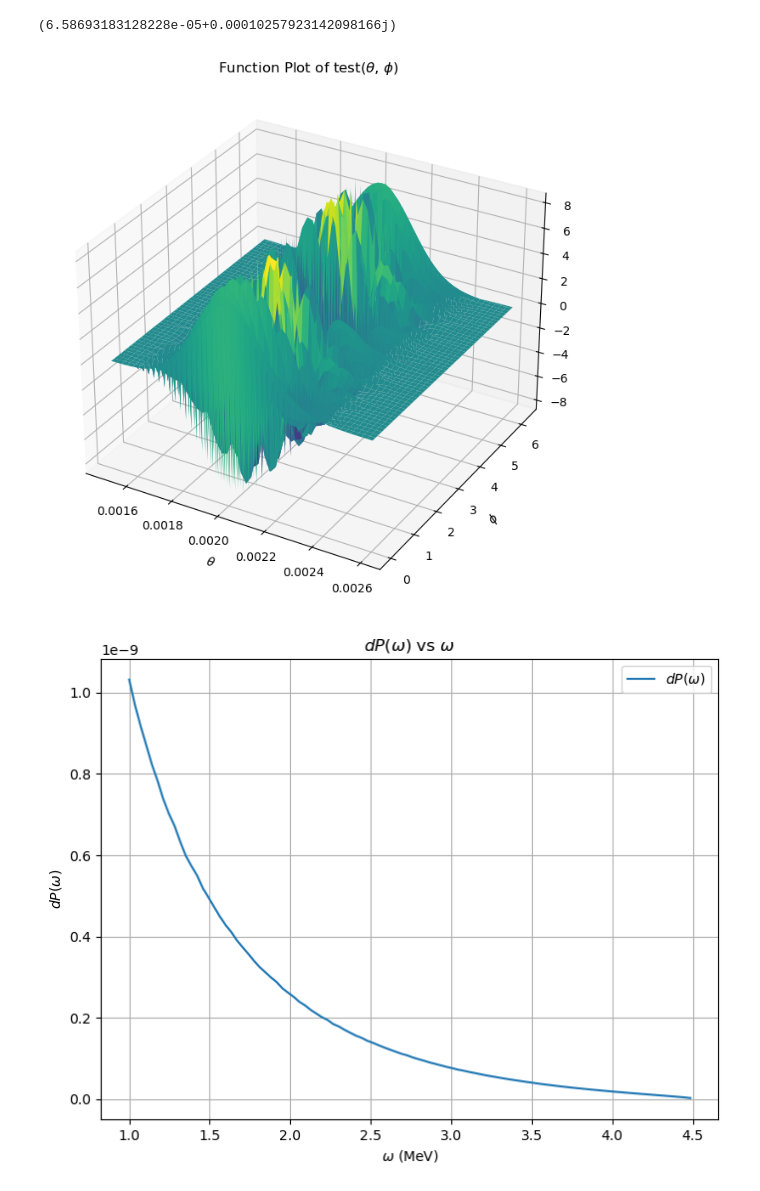
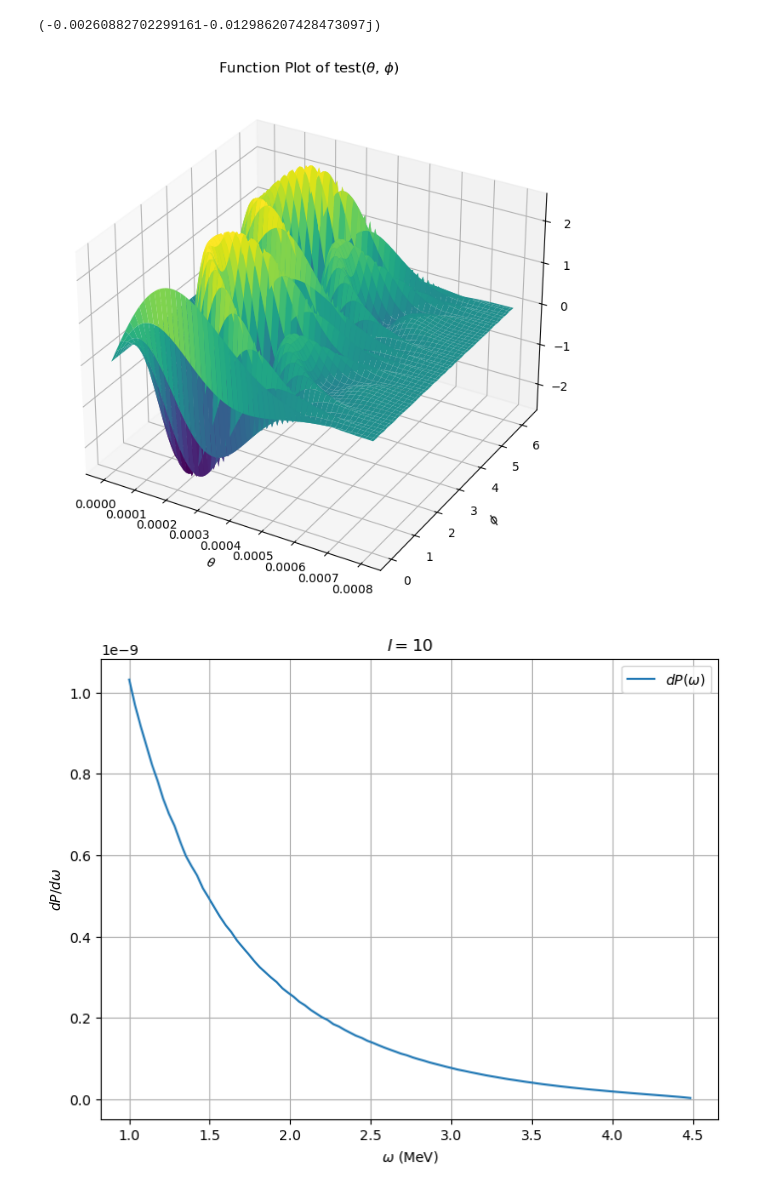
Before and after one commit to stiliglink/issue2, a Jupyter notebook: Brems_LG.ipynb, the cells around one changed output. Cells and saved outputs as stored; diff of their text form; code cells hidden in the pictures.

```diff
--- a/Brems_LG.ipynb
+++ b/Brems_LG.ipynb
@@ -20,7 +20,7 @@ start_time = time.time()
 me=0.511
 e=0.303
 Z=57
-l=100
+l=10
 fact_l=math.factorial(abs(l))
 # 这里sigma是坐标空间的
 sigma_perp=1000
@@ -157,10 +157,10 @@ def curl_L_pre(theta_,phi_,s,omega,epsilon_f,three_vec_f,three_vec_k,u_f_,photon
 
 
 
-def curl_L(s, epsilon_f, theta_f, phi_f, s_f, omega, theta_k, phi_k, lamb, N_theta=40, N_phi=2000):
+def curl_L(s, epsilon_f, theta_f, phi_f, s_f, omega, theta_k, phi_k, lamb, N_theta=80, N_phi=300):
     """ 使用梯形法计算复数二重积分 """
-    # 生成 θ 和 φ 的均匀网格点
-    theta_vals = np.linspace(0.0015, 0.0026, N_theta)  # θ 从 0 到 π  这个积分范围要随着sigma与l的变化而变化
+    # 其他参数不变的情况下，l=100取(0.0015, 0.0026)(40,2000),l=10取(0, 0.0015）(80,300),l=0取(0,0.0008)(100,300)
+    theta_vals = np.linspace(0, 0.0015, N_theta)  # θ 从 0 到 π  这个积分范围要随着sigma与l的变化而变化
     phi_vals   = np.linspace(0, 2*np.pi, N_phi)  # φ 从 0 到 2π
     # 计算函数值的网格存放
     F_vals = np.zeros((N_theta, N_phi), dtype=np.complex128)  # 复数数组
@@ -243,9 +243,9 @@ def curl_L(s, epsilon_f, theta_f, phi_f, s_f, omega, theta_k, phi_k, lamb, N_the
 #     # 关闭文件（仅主进程）
 #     sys.stdout.close()  # 这样可以确保所有内容被写入文件
 
-print(curl_L(0.5,3.026,np.pi/2,np.pi/3,0.5,2,np.pi/3,np.pi/3,1))
+print(curl_L(0.5,3.026,np.pi/3,np.pi/3,0.5,2,np.pi/3,np.pi/3,1))
 # %% [output]
-(6.58693183128228e-05+0.00010257923142098166j)
+(-0.00260882702299161-0.012986207428473097j)
 # %%
 import matplotlib.pyplot as plt
 from mpl_toolkits.mplot3d import Axes3D
@@ -286,38 +286,38 @@ def test(theta,phi):
 
 
 # 生成 theta 和 phi 的数据
-theta_vals = np.linspace(0.0015, 0.0026, 50)  # 从 0 到 pi
+theta_vals = np.linspace(0, 0.0008, 100)  # 从 0 到 pi
 phi_vals = np.linspace(0, 2*np.pi, 100)  # 从 0 到 2*pi
 theta, phi = np.meshgrid(theta_vals, phi_vals)
 
 # 计算 test 函数值
 # 用 numpy 的 `frompyfunc` 确保 `test` 逐元素计算
 z = np.frompyfunc(test, 2, 1)(theta, phi).astype(np.float64)  # 关键部分
 
 
 # 创建图形
 fig = plt.figure(figsize=(10, 8))
 
 # 选择绘制方式(取消注释你想要的)
 
 ## 方式 1: 3D 曲面图
 ax = fig.add_subplot(111, projection='3d')
 ax.plot_surface(theta, phi, z, cmap='viridis')
 ax.set_xlabel(r'$\theta$')
 ax.set_ylabel(r'$\phi$')
 ax.set_zlabel(r'test($\theta$, $\phi$)')
 
 ## 方式 2: 等高线图(如果需要 2D 视图)
 # ax = fig.add_subplot(111)
 # contour = ax.contourf(theta, phi, z, levels=50, cmap='viridis')
 # fig.colorbar(contour)
 # ax.set_xlabel(r'$\theta$')
 # ax.set_ylabel(r'$\phi$')
 
 plt.title("Function Plot of test($\\theta$, $\\phi$)")
 plt.show()
 # %% [output]
-[figure, old version]
+[figure, new version]
 # %%
 # 关于omega 的能谱图
 import numpy as np
@@ -335,11 +335,11 @@ fig = plt.figure(figsize=(8, 6))
 # 3. 绘制图表
 plt.plot(omega_values, P_values, label=r'$dP(\omega)$')
 plt.xlabel(r'$\omega$ (MeV)')
-plt.ylabel(r'$dP(\omega)$')
-plt.title(r'$dP(\omega)$ vs $\omega$')
+plt.ylabel(r'$dP/d\omega$')
+plt.title(r'$l=10$')
 plt.legend()
 plt.grid(True)
 plt.show()
 # %% [output]
-[figure, old version]
+[figure, new version]
 # %%
```
Also changed, not shown: parts of 1 cell of this notebook, 4 other files.
